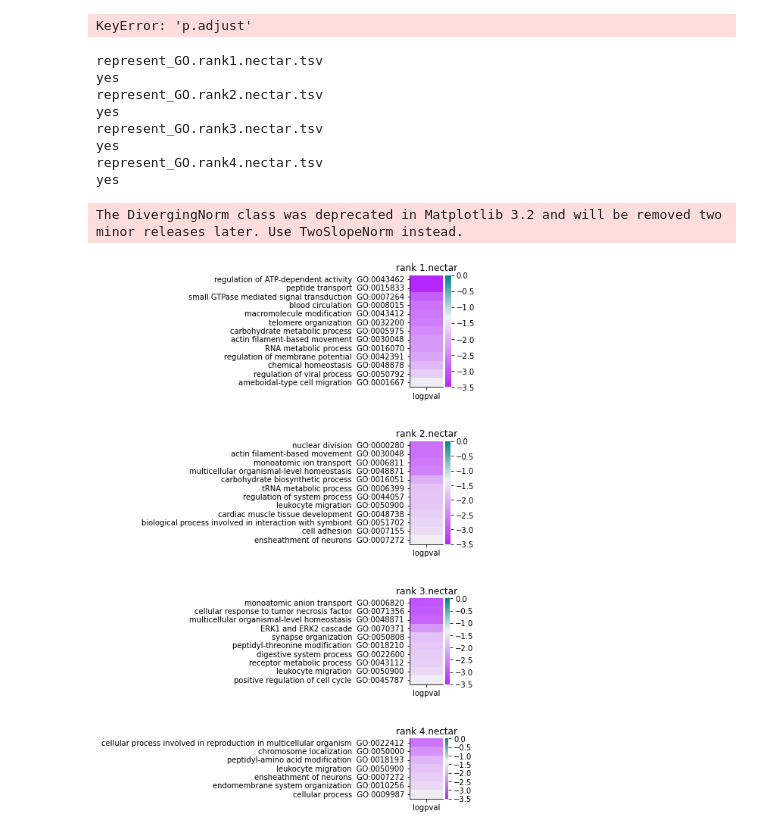
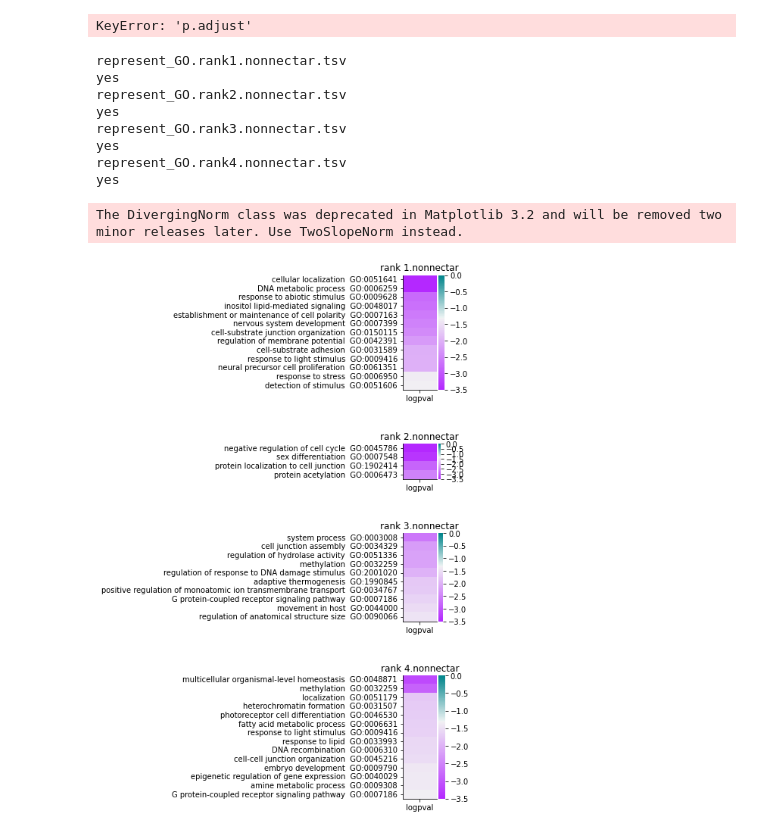
Before and after one commit to osipovarev/absrel, a Jupyter notebook: enrich_go_analysis.ipynb, the cells around one changed output. Cells and saved outputs as stored; diff of their text form; code cells hidden in the pictures.

Commit message:
backed up changes from Tue Feb 20 12:25:17 EST 2024 in the project /Users/osipova/Documents/LabDocs/NectarivoryProject/absrel

```diff
--- a/enrich_go_analysis.ipynb
+++ b/enrich_go_analysis.ipynb
@@ -294,8 +294,9 @@ KeyError: 'p.adjust'
 v = 'combined_default_srv_mh'
 dir_path = '/Users/osipova/Documents/LabDocs/NectarivoryProject/absrel/absrel_analysis_2024/{}/ClusterProfiler/'.format(v)
 
-dbs = ['1.nectar', '2.nectar', '3.nectar', '4.nectar']
-
+# target = 'nectar'
+target = 'nonnectar'
+dbs = [str(i) + '.' + target for i in range(1, 5)]
 
 ## Load data
 DF_dbs = {}
@@ -326,36 +327,36 @@ divnorm_pval = DivergingNorm(vmin=vmin, vmax=0, vcenter=np.log10(0.051))
 
 
 i = 0
 for db in nonzero_dbs:
     axi = axes[i]
     dfi = DF_dbs[db]
     dfi.set_index('GOfull', inplace=True)
 
     pval_cols = [i for i in dfi.columns if i.startswith('logpval')]
     df_pval = dfi[pval_cols]
 
     sns.heatmap(ax=axi, data=df_pval, cmap=cmap_pval, norm=divnorm_pval)
 
     axi.set_title('rank {}'.format(db))
     axi.set_ylabel('')
     axi.set_xlabel('')
     axi.legend([], [], frameon=False)
     i += 1
 
 sns.despine(fig=None, ax=None, left=False, bottom=False, offset=None, trim=False)
 fig.subplots_adjust(bottom=0, top=0.6, wspace=0, hspace=0.6)
 fig.tight_layout()
 
-pdf_name = '.pdf'
+pdf_name = 'represent_GO.all_ranks.enirch.nectar.pdf'
 # fig.savefig(pdf_name, bbox_inches='tight')
 # %% [output]
-represent_GO.rank1.nectar.tsv
+represent_GO.rank1.nonnectar.tsv
 yes
-represent_GO.rank2.nectar.tsv
+represent_GO.rank2.nonnectar.tsv
 yes
-represent_GO.rank3.nectar.tsv
+represent_GO.rank3.nonnectar.tsv
 yes
-represent_GO.rank4.nectar.tsv
+represent_GO.rank4.nonnectar.tsv
 yes
 The DivergingNorm class was deprecated in Matplotlib 3.2 and will be removed two minor releases later. Use TwoSlopeNorm instead.
-[figure, old version]
+[figure, new version]
```
Also changed, not shown: parts of 1 cell of this notebook, 1 other file.
